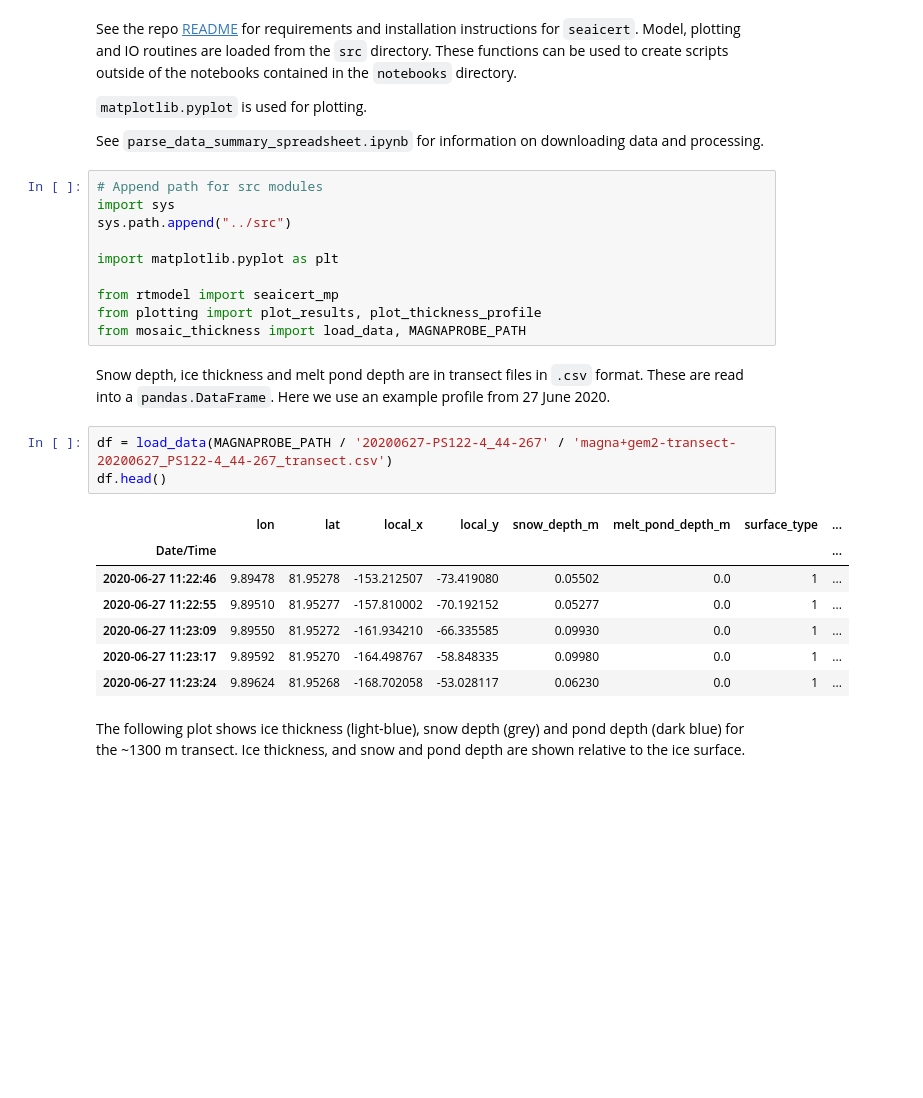
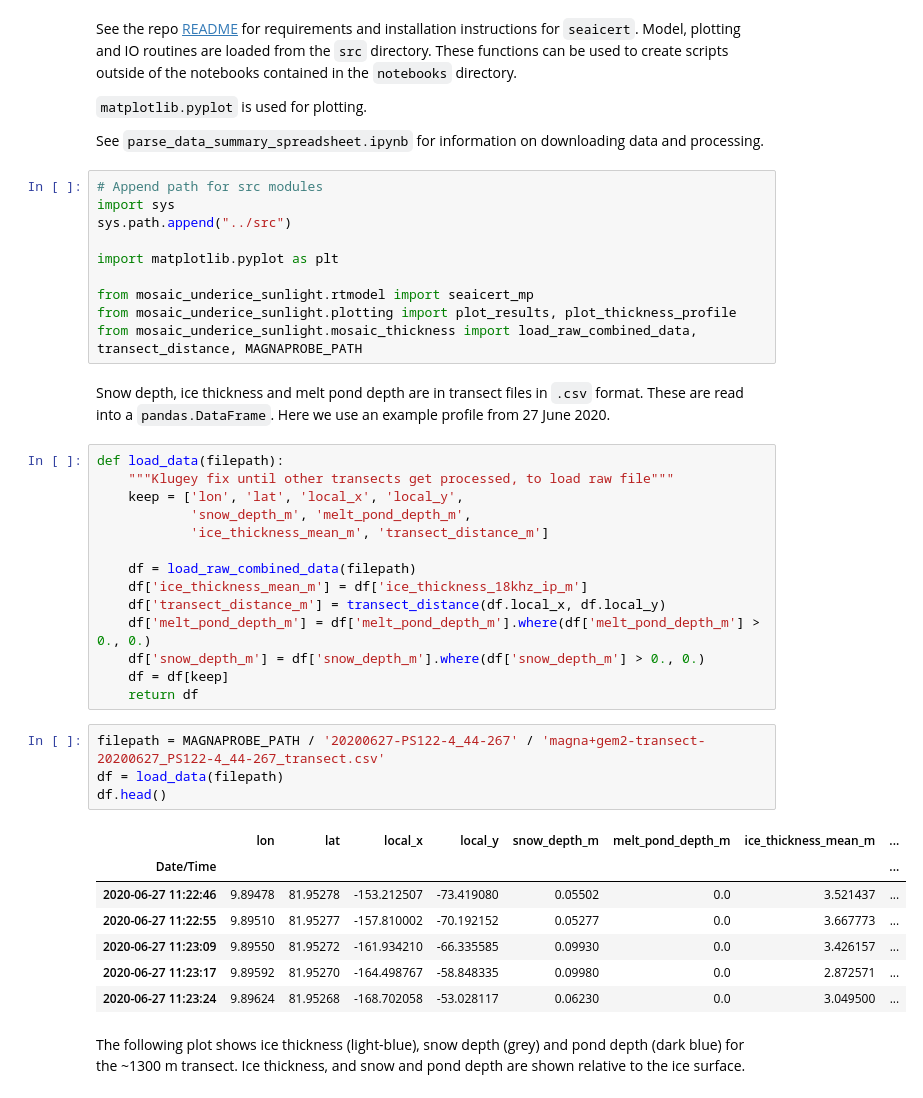
Before and after one commit to nsidc/mosaic_sunlight_underseaice, a Jupyter notebook: notebooks/getting_started.ipynb, the cells around one changed output. Cells and saved outputs as stored; diff of their text form; blank space fills up the shorter version.

```diff
--- a/notebooks/getting_started.ipynb
+++ b/notebooks/getting_started.ipynb
@@ -19,22 +19,37 @@ sys.path.append("../src")
 
 import matplotlib.pyplot as plt
 
-from rtmodel import seaicert_mp
-from plotting import plot_results, plot_thickness_profile
-from mosaic_thickness import load_data, MAGNAPROBE_PATH
+from mosaic_underice_sunlight.rtmodel import seaicert_mp
+from mosaic_underice_sunlight.plotting import plot_results, plot_thickness_profile
+from mosaic_underice_sunlight.mosaic_thickness import load_raw_combined_data, transect_distance, MAGNAPROBE_PATH
 # %% [markdown]
 Snow depth, ice thickness and melt pond depth are in transect files in `.csv` format.  These are read into a `pandas.DataFrame`.  Here we use an example profile from 27 June 2020.
 # %%
-df = load_data(MAGNAPROBE_PATH / '20200627-PS122-4_44-267' / 'magna+gem2-transect-20200627_PS122-4_44-267_transect.csv')
-df.head()
+def load_data(filepath):
+    """Klugey fix until other transects get processed, to load raw file"""
+    keep = ['lon', 'lat', 'local_x', 'local_y',
+            'snow_depth_m', 'melt_pond_depth_m',
+            'ice_thickness_mean_m', 'transect_distance_m']
+
+    df = load_raw_combined_data(filepath)
+    df['ice_thickness_mean_m'] = df['ice_thickness_18khz_ip_m']
+    df['transect_distance_m'] = transect_distance(df.local_x, df.local_y)
+    df['melt_pond_depth_m'] = df['melt_pond_depth_m'].where(df['melt_pond_depth_m'] > 0., 0.)
+    df['snow_depth_m'] = df['snow_depth_m'].where(df['snow_depth_m'] > 0., 0.)
+    df = df[keep]
+    return df
-# %% [output]
-|  | lon | lat | local_x | local_y | snow_depth_m | melt_pond_depth_m | surface_type | ... |
-| Date/Time |  |  |  |  |  |  |  | ... |
-| 2020-06-27 11:22:46 | 9.89478 | 81.95278 | -153.212507 | -73.419080 | 0.05502 | 0.0 | 1 | ... |
-| 2020-06-27 11:22:55 | 9.89510 | 81.95277 | -157.810002 | -70.192152 | 0.05277 | 0.0 | 1 | ... |
-| 2020-06-27 11:23:09 | 9.89550 | 81.95272 | -161.934210 | -66.335585 | 0.09930 | 0.0 | 1 | ... |
-| 2020-06-27 11:23:17 | 9.89592 | 81.95270 | -164.498767 | -58.848335 | 0.09980 | 0.0 | 1 | ... |
-| 2020-06-27 11:23:24 | 9.89624 | 81.95268 | -168.702058 | -53.028117 | 0.06230 | 0.0 | 1 | ... |
+# %%
+filepath = MAGNAPROBE_PATH / '20200627-PS122-4_44-267' / 'magna+gem2-transect-20200627_PS122-4_44-267_transect.csv'
+df = load_data(filepath)
+df.head()
+# %% [output]
+|  | lon | lat | local_x | local_y | snow_depth_m | melt_pond_depth_m | ice_thickness_mean_m | ... |
+| Date/Time |  |  |  |  |  |  |  | ... |
+| 2020-06-27 11:22:46 | 9.89478 | 81.95278 | -153.212507 | -73.419080 | 0.05502 | 0.0 | 3.521437 | ... |
+| 2020-06-27 11:22:55 | 9.89510 | 81.95277 | -157.810002 | -70.192152 | 0.05277 | 0.0 | 3.667773 | ... |
+| 2020-06-27 11:23:09 | 9.89550 | 81.95272 | -161.934210 | -66.335585 | 0.09930 | 0.0 | 3.426157 | ... |
+| 2020-06-27 11:23:17 | 9.89592 | 81.95270 | -164.498767 | -58.848335 | 0.09980 | 0.0 | 2.872571 | ... |
+| 2020-06-27 11:23:24 | 9.89624 | 81.95268 | -168.702058 | -53.028117 | 0.06230 | 0.0 | 3.049500 | ... |
 # %% [markdown]
 The following plot shows ice thickness (light-blue), snow depth (grey) and pond depth (dark blue) for the ~1300 m transect.  Ice thickness, and snow and pond depth are shown relative to the ice surface.
 # %%
```
Also changed, not shown: parts of 4 cells of this notebook.
